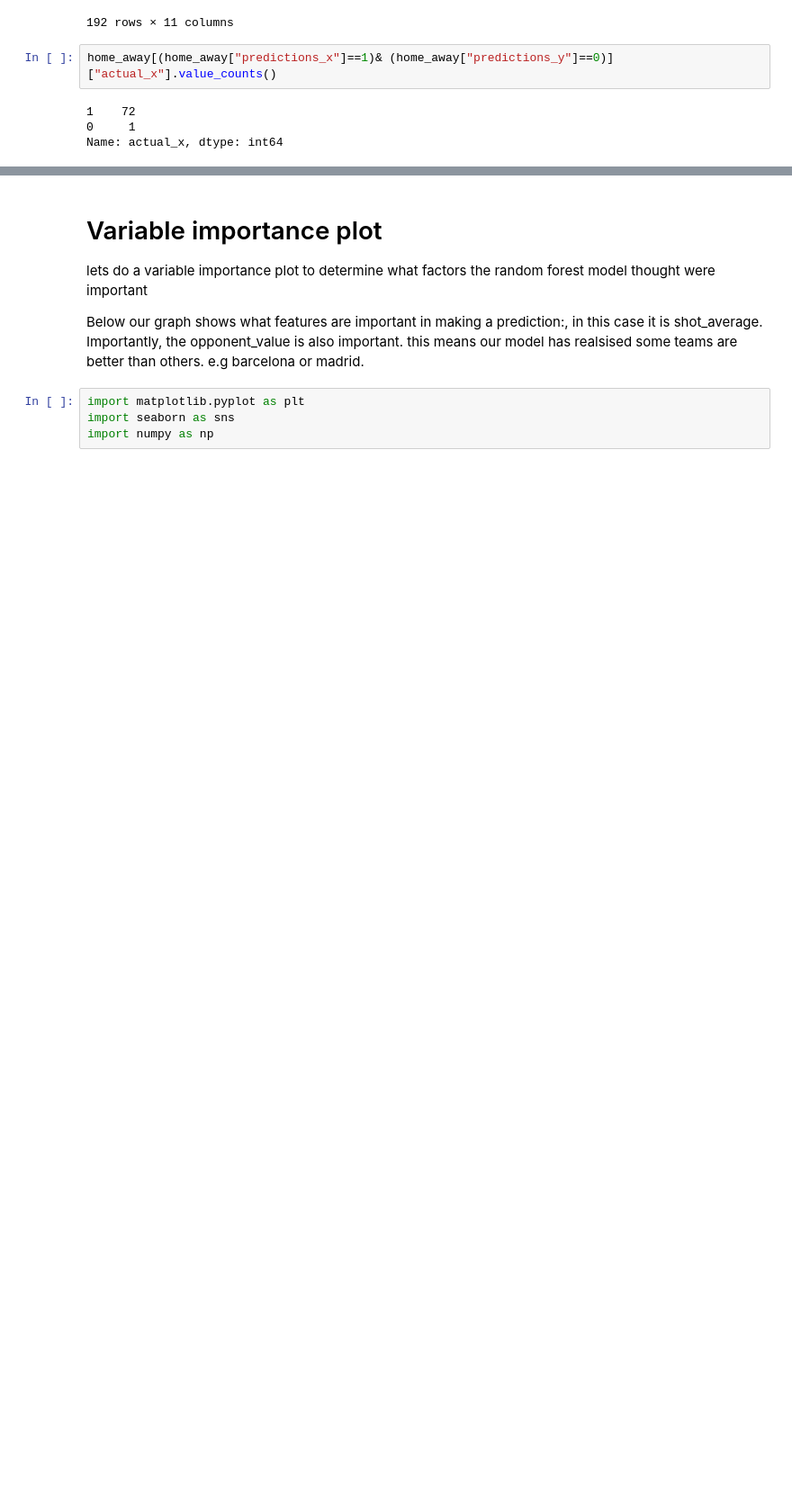
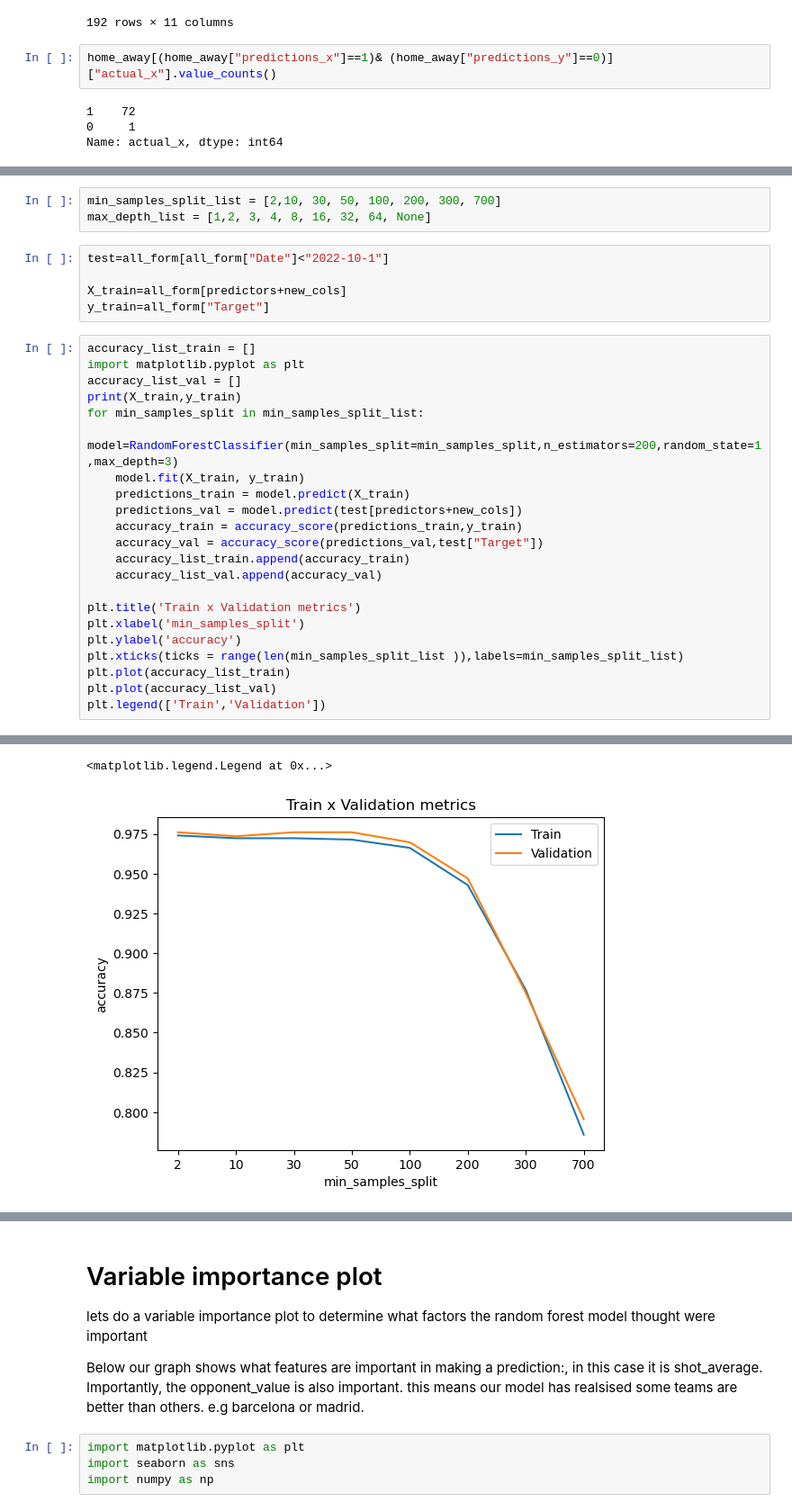
Before and after one commit to preetgami/la-liga, a Jupyter notebook: main.ipynb, the cells around one changed output, grey strips where cells are left out. Shown: that part at 90% size. Drawn from its saved outputs; the diff is of its cells as text; blank space fills up the shorter version.

```diff
--- a/main.ipynb
+++ b/main.ipynb
@@ -395,0 +399,31 @@ Name: actual_x, dtype: int64
+# %%
+min_samples_split_list = [2,10, 30, 50, 100, 200, 300, 700]
+max_depth_list = [1,2, 3, 4, 8, 16, 32, 64, None]
+# %%
+test=all_form[all_form["Date"]<"2022-10-1"]
+
+X_train=all_form[predictors+new_cols]
+y_train=all_form["Target"]
+# %%
+accuracy_list_train = []
+import matplotlib.pyplot as plt
+accuracy_list_val = []
+print(X_train,y_train)
+for min_samples_split in min_samples_split_list:
+    model=RandomForestClassifier(min_samples_split=min_samples_split,n_estimators=200,random_state=1,max_depth=3)
+    model.fit(X_train, y_train)
+    predictions_train = model.predict(X_train)
+    predictions_val = model.predict(test[predictors+new_cols])
+    accuracy_train = accuracy_score(predictions_train,y_train)
+    accuracy_val = accuracy_score(predictions_val,test["Target"])
+    accuracy_list_train.append(accuracy_train)
+    accuracy_list_val.append(accuracy_val)
+
+plt.title('Train x Validation metrics')
+plt.xlabel('min_samples_split')
+plt.ylabel('accuracy')
+plt.xticks(ticks = range(len(min_samples_split_list )),labels=min_samples_split_list)
+plt.plot(accuracy_list_train)
+plt.plot(accuracy_list_val)
+plt.legend(['Train','Validation'])
+# %% [output]
@@ -395,0 +447,2 @@ Name: actual_x, dtype: int64
+<matplotlib.legend.Legend at 0x...>
+[figure, added]
```
Also changed, not shown: parts of 10 cells of this notebook.
